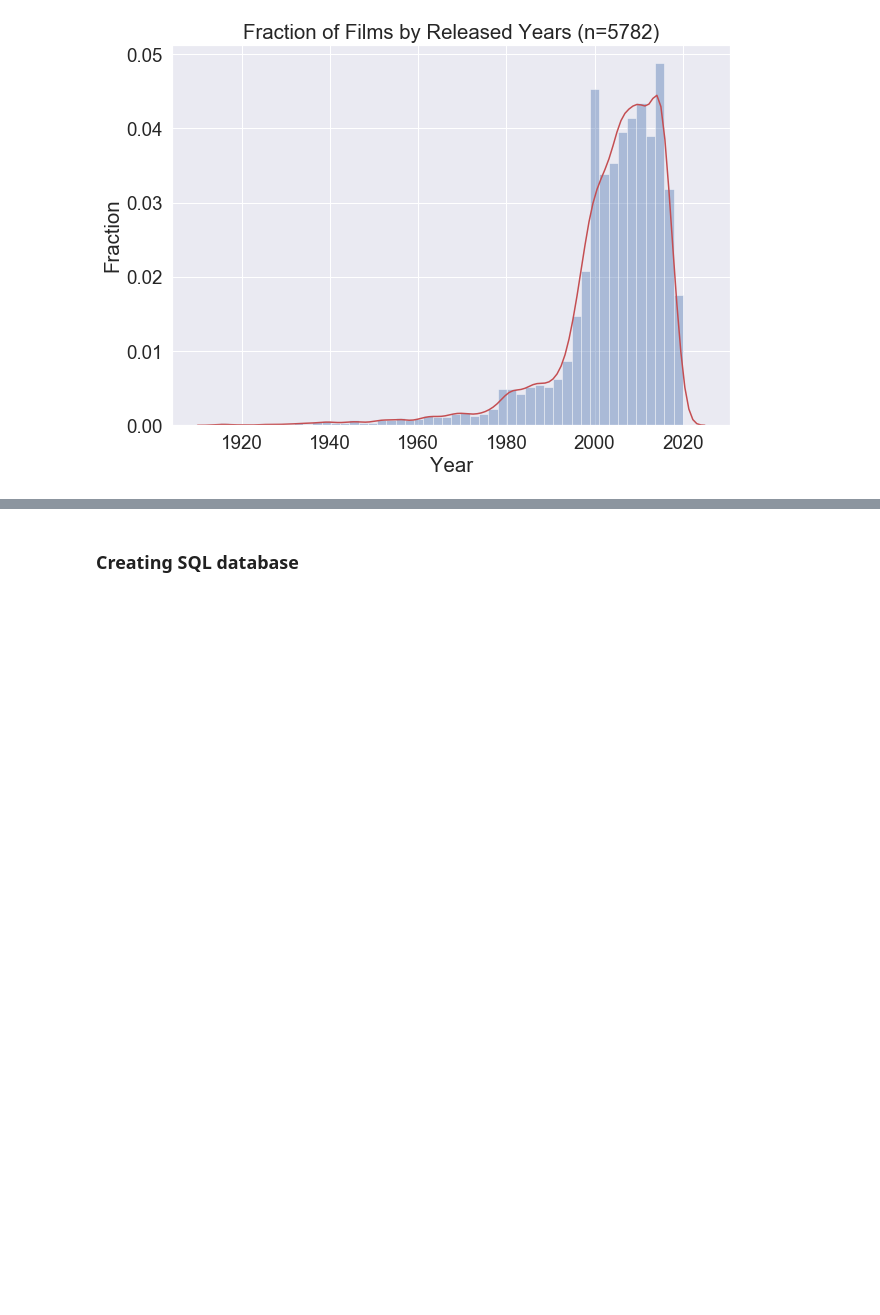
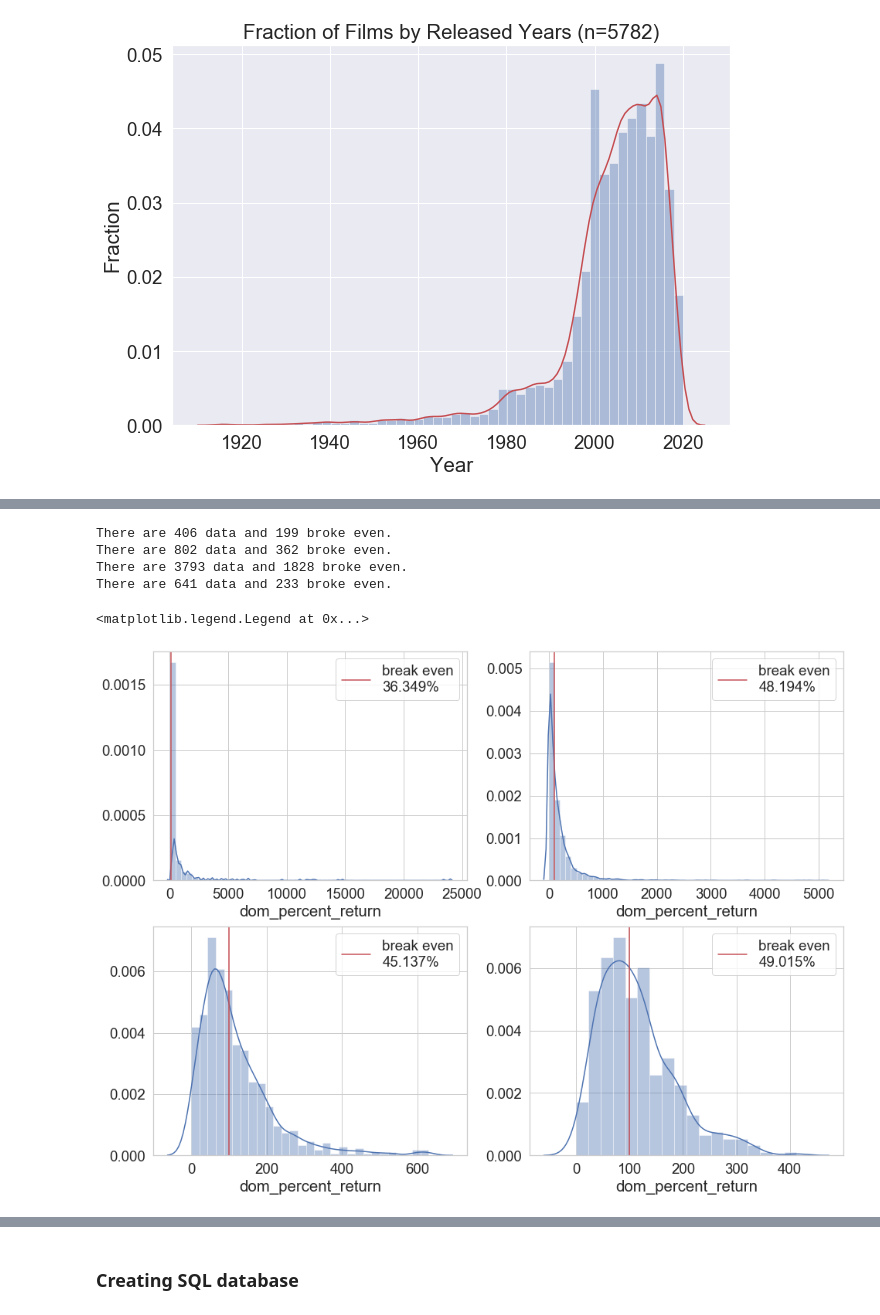
Before and after one commit to singsang2/dsc-mod-1-project-v2-1-onl01-dtsc-ft-070620, a Jupyter notebook: student.ipynb, the cells around one changed output, grey strips where cells are left out. Drawn from its saved outputs; the diff is of its cells as text; code cells hidden in the pictures; blank space fills up the shorter version.

```diff
--- a/student.ipynb
+++ b/student.ipynb
@@ -272,0 +345,33 @@ budget_level = {200000:'Ultra-Low', 2000000: 'low', }
+# %%
+import numpy as np
+mega_dreturn = round(break_even_percentage(df_movie_budgets, 'Mega', world=False),3)
+big_dreturn =round(break_even_percentage(df_movie_budgets, 'Big', world=False),3)
+medium_dreturn = round(break_even_percentage(df_movie_budgets, 'Medium', world=False), 3)
+low_dreturn = round(break_even_percentage(df_movie_budgets, 'Low', world=False), 3)
+# %% [output]
+There are 406 data and 199 broke even.
+There are 802 data and 362 broke even.
+There are 3793 data and 1828 broke even.
+There are 641 data and 233 broke even.
+# %%
+fig, ax = plt.subplots(4,2, figsize=(16,24))
+
+sns.distplot(df_movie_budgets[df_movie_budgets['budget_level']=="Mega"]['dom_percent_return'],
+                  ax=ax4)
+sns.distplot(df_movie_budgets[df_movie_budgets['budget_level']=="Big"]['dom_percent_return'],
+                  ax=ax3)
+sns.distplot(df_movie_budgets[df_movie_budgets['budget_level']=="Medium"]['dom_percent_return'],
+                  ax=ax2)
+sns.distplot(df_movie_budgets[(df_movie_budgets['budget_level']=="Low")]['dom_percent_return'],
+                  ax=ax1)
+ax4.axvline(100, color='r', label=f'break even\n{mega_dreturn}%')
+ax3.axvline(100, color='r', label=f'break even\n{big_dreturn}%')
+ax2.axvline(100, color='r', label=f'break even\n{medium_dreturn}%')
+ax1.axvline(100, color='r', label=f'break even\n{low_dreturn}%')
+ax4.legend()
+ax3.legend()
+ax2.legend()
+ax1.legend()
+# %% [output]
+<matplotlib.legend.Legend at 0x...>
+[figure, added]
```
Also changed, not shown: parts of 20 cells of this notebook.
